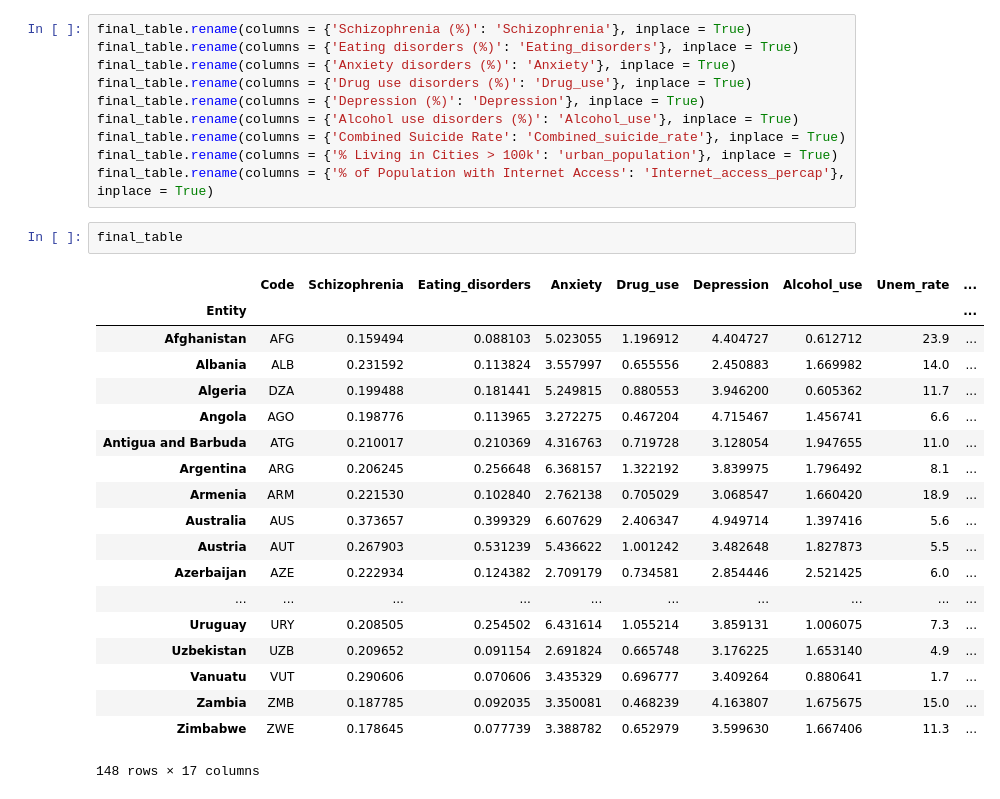
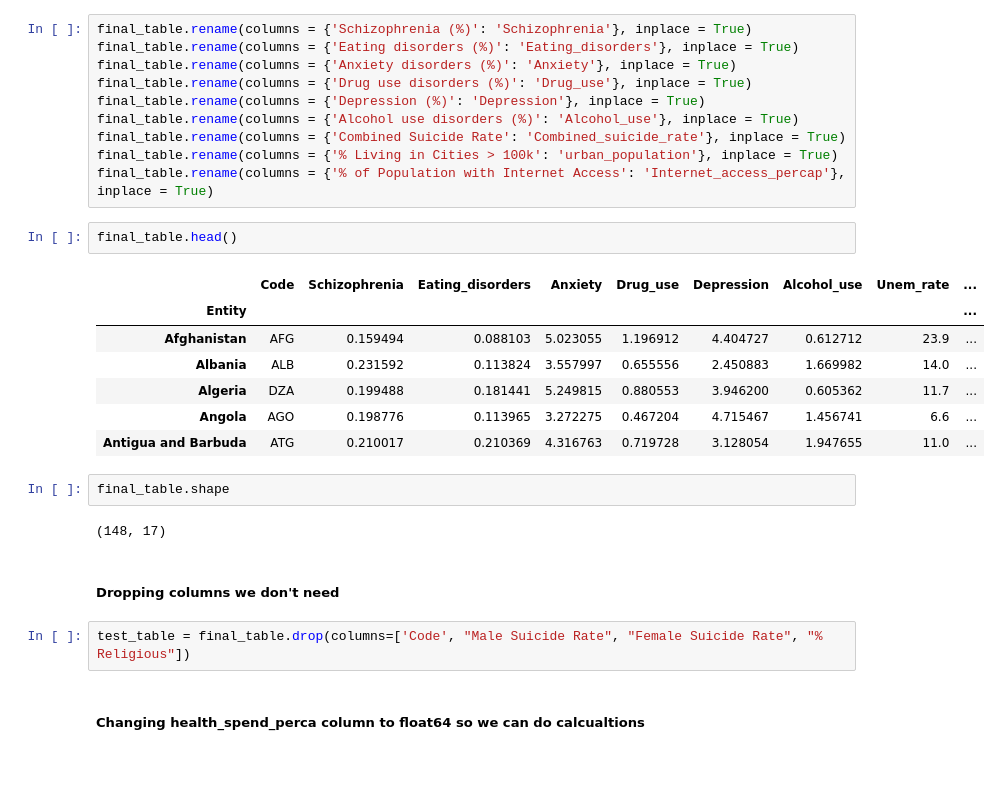
Before and after one commit to Botafogo1894/Project2, a Jupyter notebook: Combined_data.ipynb, the cells around one changed output. Saved outputs shown, nothing was run; the diff lists cells and outputs as text; blank space fills up the shorter version.

```diff
--- a/Combined_data.ipynb
+++ b/Combined_data.ipynb
@@ -460,24 +395,22 @@ final_table.rename(columns = {'Combined Suicide Rate': 'Combined_suicide_rate'},
 final_table.rename(columns = {'% Living in Cities > 100k': 'urban_population'}, inplace = True)
 final_table.rename(columns = {'% of Population with Internet Access': 'Internet_access_percap'}, inplace = True)
 # %%
-final_table
+final_table.head()
 # %% [output]
 |  | Code | Schizophrenia | Eating_disorders | Anxiety | Drug_use | Depression | Alcohol_use | Unem_rate | ... |
 | Entity |  |  |  |  |  |  |  |  | ... |
 | Afghanistan | AFG | 0.159494 | 0.088103 | 5.023055 | 1.196912 | 4.404727 | 0.612712 | 23.9 | ... |
 | Albania | ALB | 0.231592 | 0.113824 | 3.557997 | 0.655556 | 2.450883 | 1.669982 | 14.0 | ... |
 | Algeria | DZA | 0.199488 | 0.181441 | 5.249815 | 0.880553 | 3.946200 | 0.605362 | 11.7 | ... |
 | Angola | AGO | 0.198776 | 0.113965 | 3.272275 | 0.467204 | 4.715467 | 1.456741 | 6.6 | ... |
 | Antigua and Barbuda | ATG | 0.210017 | 0.210369 | 4.316763 | 0.719728 | 3.128054 | 1.947655 | 11.0 | ... |
-| Argentina | ARG | 0.206245 | 0.256648 | 6.368157 | 1.322192 | 3.839975 | 1.796492 | 8.1 | ... |
-| Armenia | ARM | 0.221530 | 0.102840 | 2.762138 | 0.705029 | 3.068547 | 1.660420 | 18.9 | ... |
-| Australia | AUS | 0.373657 | 0.399329 | 6.607629 | 2.406347 | 4.949714 | 1.397416 | 5.6 | ... |
-| Austria | AUT | 0.267903 | 0.531239 | 5.436622 | 1.001242 | 3.482648 | 1.827873 | 5.5 | ... |
-| Azerbaijan | AZE | 0.222934 | 0.124382 | 2.709179 | 0.734581 | 2.854446 | 2.521425 | 6.0 | ... |
-| ... | ... | ... | ... | ... | ... | ... | ... | ... | ... |
-| Uruguay | URY | 0.208505 | 0.254502 | 6.431614 | 1.055214 | 3.859131 | 1.006075 | 7.3 | ... |
-| Uzbekistan | UZB | 0.209652 | 0.091154 | 2.691824 | 0.665748 | 3.176225 | 1.653140 | 4.9 | ... |
-| Vanuatu | VUT | 0.290606 | 0.070606 | 3.435329 | 0.696777 | 3.409264 | 0.880641 | 1.7 | ... |
-| Zambia | ZMB | 0.187785 | 0.092035 | 3.350081 | 0.468239 | 4.163807 | 1.675675 | 15.0 | ... |
-| Zimbabwe | ZWE | 0.178645 | 0.077739 | 3.388782 | 0.652979 | 3.599630 | 1.667406 | 11.3 | ... |
-148 rows × 17 columns
+# %%
+final_table.shape
+# %% [output]
+(148, 17)
+# %% [markdown]
+##### Dropping columns we don't need
+# %%
+test_table = final_table.drop(columns=['Code', "Male Suicide Rate", "Female Suicide Rate", "% Religious"])
+# %% [markdown]
+##### Changing health_spend_perca column to float64 so we can do calcualtions
```
Also changed, not shown: parts of 34 cells of this notebook, 1 other file.
